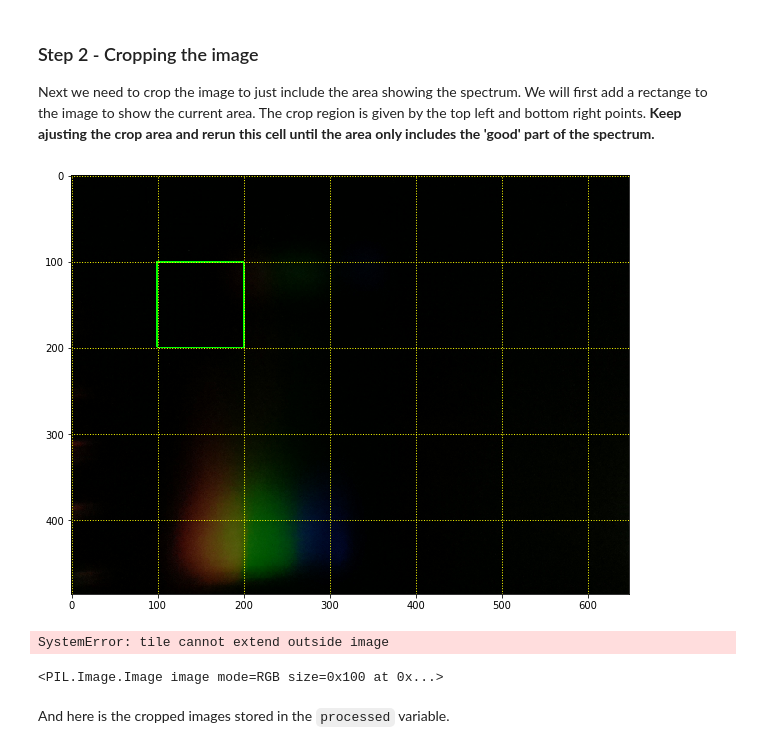
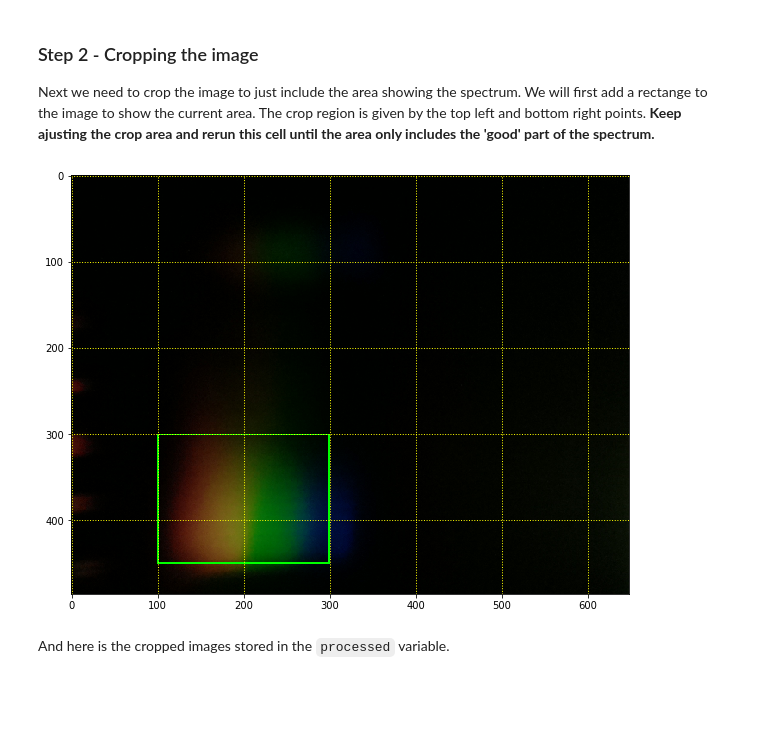
Before and after one commit to DreamerByMoonlight/LegoSpectrometer, a Jupyter notebook: SpectrometerControl.ipynb, the cells around one changed output. Cells and saved outputs as stored; diff of their text form; code cells hidden in the pictures; blank space fills up the shorter version.

```diff
--- a/SpectrometerControl.ipynb
+++ b/SpectrometerControl.ipynb
@@ -214,16 +214,11 @@ Capturing image
 Next we need to crop the image to just include the area showing the spectrum. We will first add a rectange to the image to show the current area. The crop region is given by the top left and bottom right points. **Keep ajusting the crop area and rerun this cell until the area only includes the 'good' part of the spectrum.**
 # %%
 angle = 0.0
-crop  = [200,100,100,200]
+crop  = [100,300,300,450]
 
 processed = cropImage(raw,crop,angle)
 # %% [output]
-[figure, old version]
+[figure, new version]
-# %%
-processed
-# %% [output]
-SystemError: tile cannot extend outside image
-<PIL.Image.Image image mode=RGB size=0x100 at 0x...>
 # %% [markdown]
 And here is the cropped images stored in the `processed` variable.
 # %%
```
Also changed, not shown: parts of 6 cells of this notebook, 1 other file.
